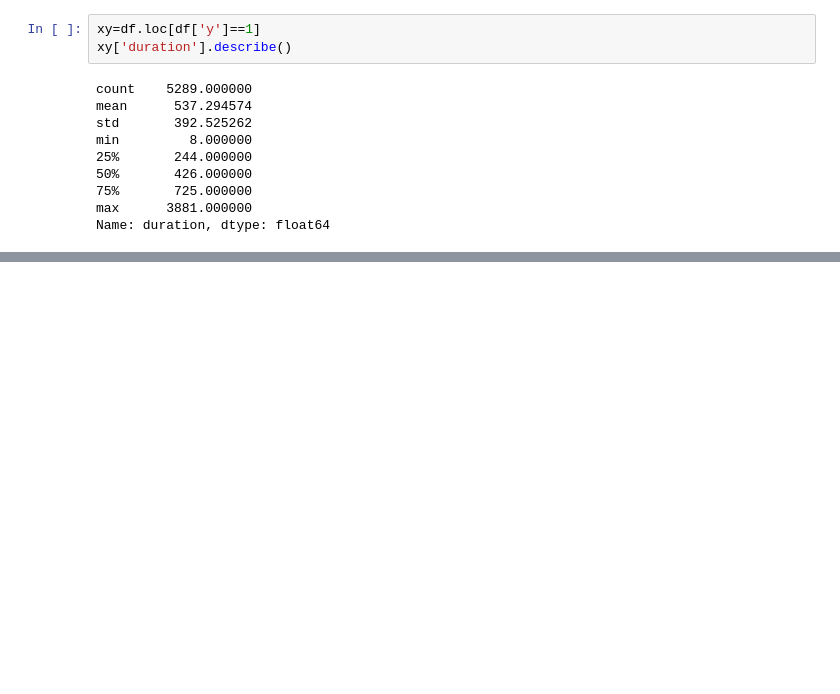
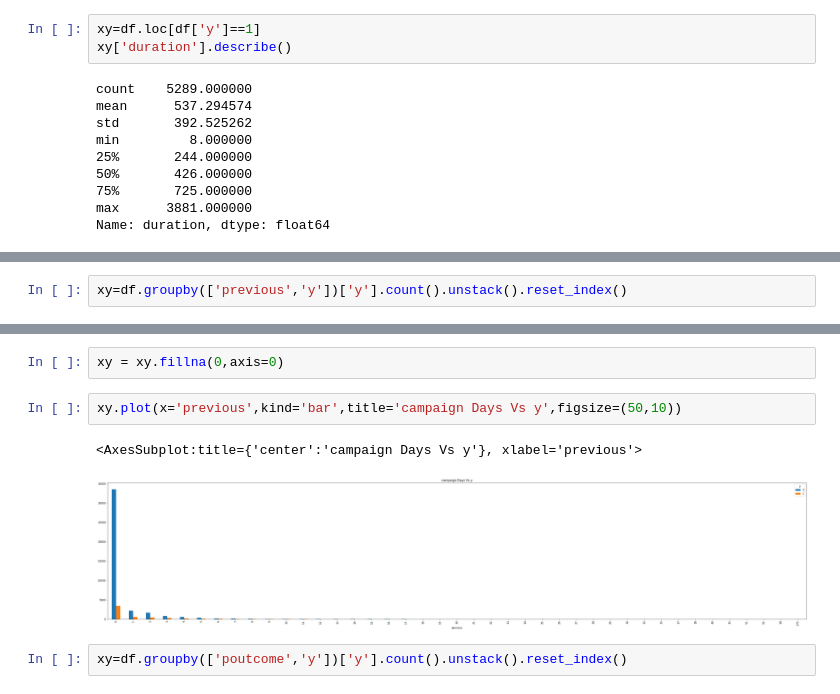
Before and after one commit to Hariharapanda-Deepak/Bankmarketingeffectivenessprediction, a Jupyter notebook: Bankmarketingeffectivenessprediction.ipynb, the cells around one changed output, grey strips where cells are left out. Saved outputs shown, nothing was run; the diff lists cells and outputs as text; blank space fills up the shorter version.

```diff
--- a/Bankmarketingeffectivenessprediction.ipynb
+++ b/Bankmarketingeffectivenessprediction.ipynb
@@ -415,0 +719,2 @@ Name: duration, dtype: float64
+# %%
+xy=df.groupby(['previous','y'])['y'].count().unstack().reset_index()
@@ -415,0 +741,9 @@ Name: duration, dtype: float64
+# %%
+xy = xy.fillna(0,axis=0)
+# %%
+xy.plot(x='previous',kind='bar',title='campaign Days Vs y',figsize=(50,10))
+# %% [output]
+<AxesSubplot:title={'center':'campaign Days Vs y'}, xlabel='previous'>
+[figure, added]
+# %%
+xy=df.groupby(['poutcome','y'])['y'].count().unstack().reset_index()
```
Also changed, not shown: parts of 85 cells of this notebook.
